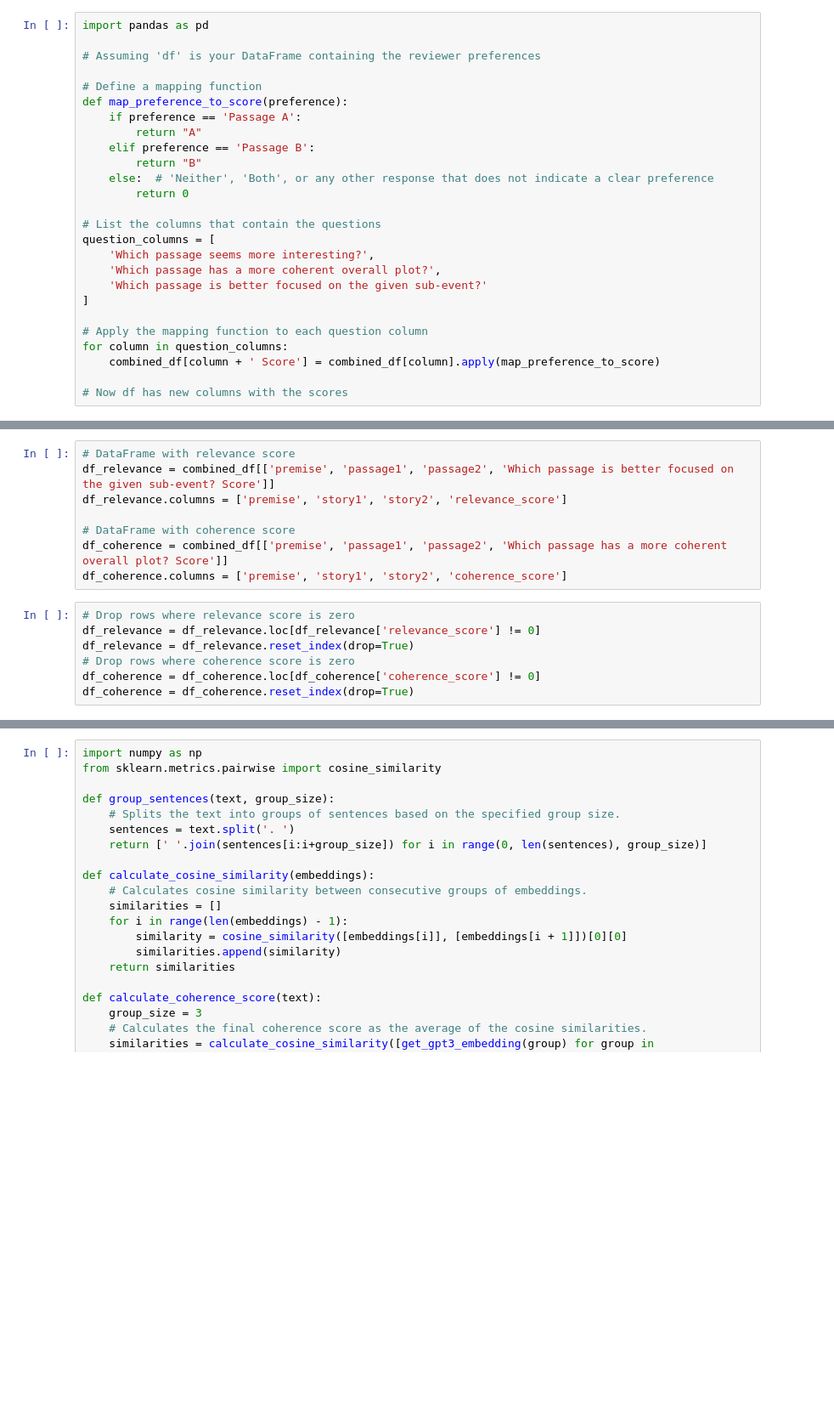
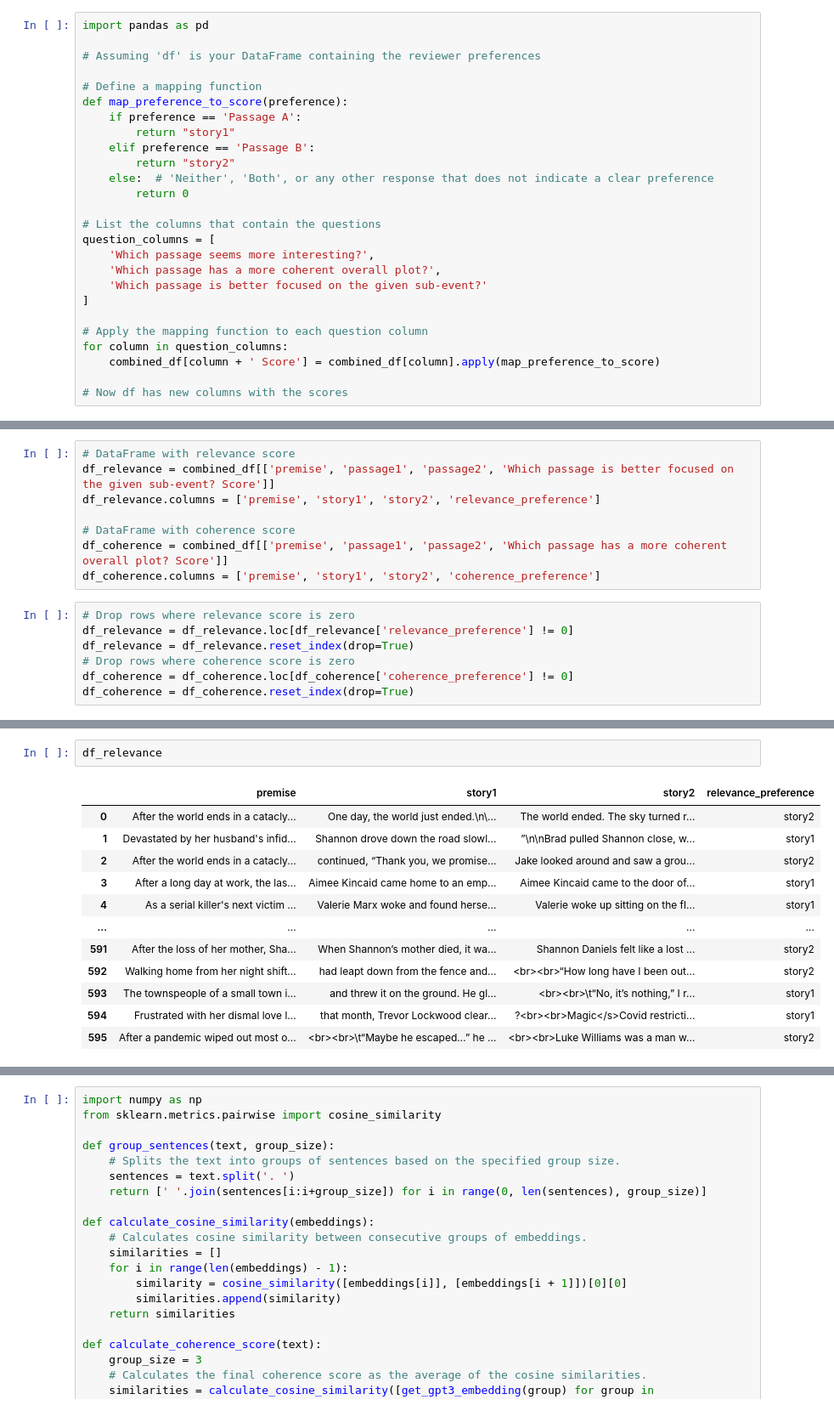
Before and after one commit to Lenguist/long-narrative-generation, a Jupyter notebook: evaluate2.ipynb, the cells around one changed output, grey strips where cells are left out. Shown at 85% size. Cells and saved outputs as stored; diff of their text form; blank space fills up the shorter version.

Commit message:
added ground truth data as separate fiiles

```diff
--- a/evaluate2.ipynb
+++ b/evaluate2.ipynb
@@ -52,9 +107,9 @@ import pandas as pd
 # Define a mapping function
 def map_preference_to_score(preference):
     if preference == 'Passage A':
-        return "A"
+        return "story1"
     elif preference == 'Passage B':
-        return "B"
+        return "story2"
     else:  # 'Neither', 'Both', or any other response that does not indicate a clear preference
         return 0
 
@@ -93,15 +128,15 @@ print(combined_df.head(1))
 # %%
 # DataFrame with relevance score
 df_relevance = combined_df[['premise', 'passage1', 'passage2', 'Which passage is better focused on the given sub-event? Score']]
-df_relevance.columns = ['premise', 'story1', 'story2', 'relevance_score']
+df_relevance.columns = ['premise', 'story1', 'story2', 'relevance_preference']
 
 # DataFrame with coherence score
 df_coherence = combined_df[['premise', 'passage1', 'passage2', 'Which passage has a more coherent overall plot? Score']]
-df_coherence.columns = ['premise', 'story1', 'story2', 'coherence_score']
+df_coherence.columns = ['premise', 'story1', 'story2', 'coherence_preference']
 # %%
 # Drop rows where relevance score is zero
-df_relevance = df_relevance.loc[df_relevance['relevance_score'] != 0]
+df_relevance = df_relevance.loc[df_relevance['relevance_preference'] != 0]
 df_relevance = df_relevance.reset_index(drop=True)
 # Drop rows where coherence score is zero
-df_coherence = df_coherence.loc[df_coherence['coherence_score'] != 0]
+df_coherence = df_coherence.loc[df_coherence['coherence_preference'] != 0]
 df_coherence = df_coherence.reset_index(drop=True)
@@ -167,0 +186,15 @@ He stood there staring at her for a long moment before walking over to the couch
+# %%
+df_relevance
+# %% [output]
+|  | premise | story1 | story2 | relevance_preference |
+| 0 | After the world ends in a catacly... | One day, the world just ended.\n\... | The world ended. The sky turned r... | story2 |
+| 1 | Devastated by her husband's infid... | Shannon drove down the road slowl... | ”\n\nBrad pulled Shannon close, w... | story1 |
+| 2 | After the world ends in a catacly... | continued, “Thank you, we promise... | Jake looked around and saw a grou... | story2 |
+| 3 | After a long day at work, the las... | Aimee Kincaid came home to an emp... | Aimee Kincaid came to the door of... | story1 |
+| 4 | As a serial killer's next victim ... | Valerie Marx woke and found herse... | Valerie woke up sitting on the fl... | story1 |
+| ... | ... | ... | ... | ... |
+| 591 | After the loss of her mother, Sha... | When Shannon’s mother died, it wa... | Shannon Daniels felt like a lost ... | story2 |
+| 592 | Walking home from her night shift... | had leapt down from the fence and... | <br><br>“How long have I been out... | story2 |
+| 593 | The townspeople of a small town i... | and threw it on the ground. He gl... | <br><br>\t“No, it’s nothing,” I r... | story1 |
+| 594 | Frustrated with her dismal love l... | that month, Trevor Lockwood clear... | ?<br><br>Magic</s>Covid restricti... | story1 |
+| 595 | After a pandemic wiped out most o... | <br><br>\t“Maybe he escaped…” he ... | <br><br>Luke Williams was a man w... | story2 |
```
Also changed, not shown: parts of 22 cells of this notebook, 3 other files.
